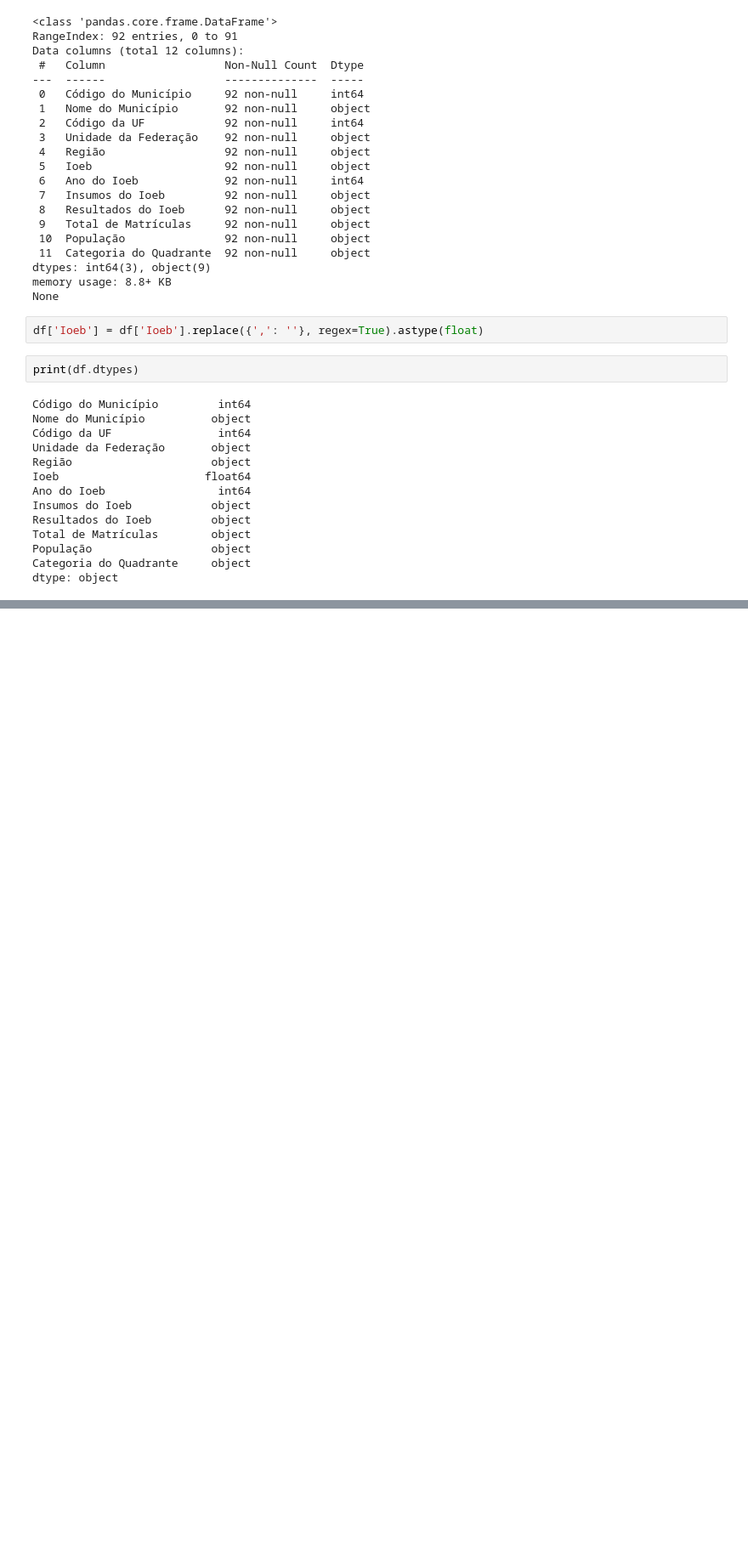
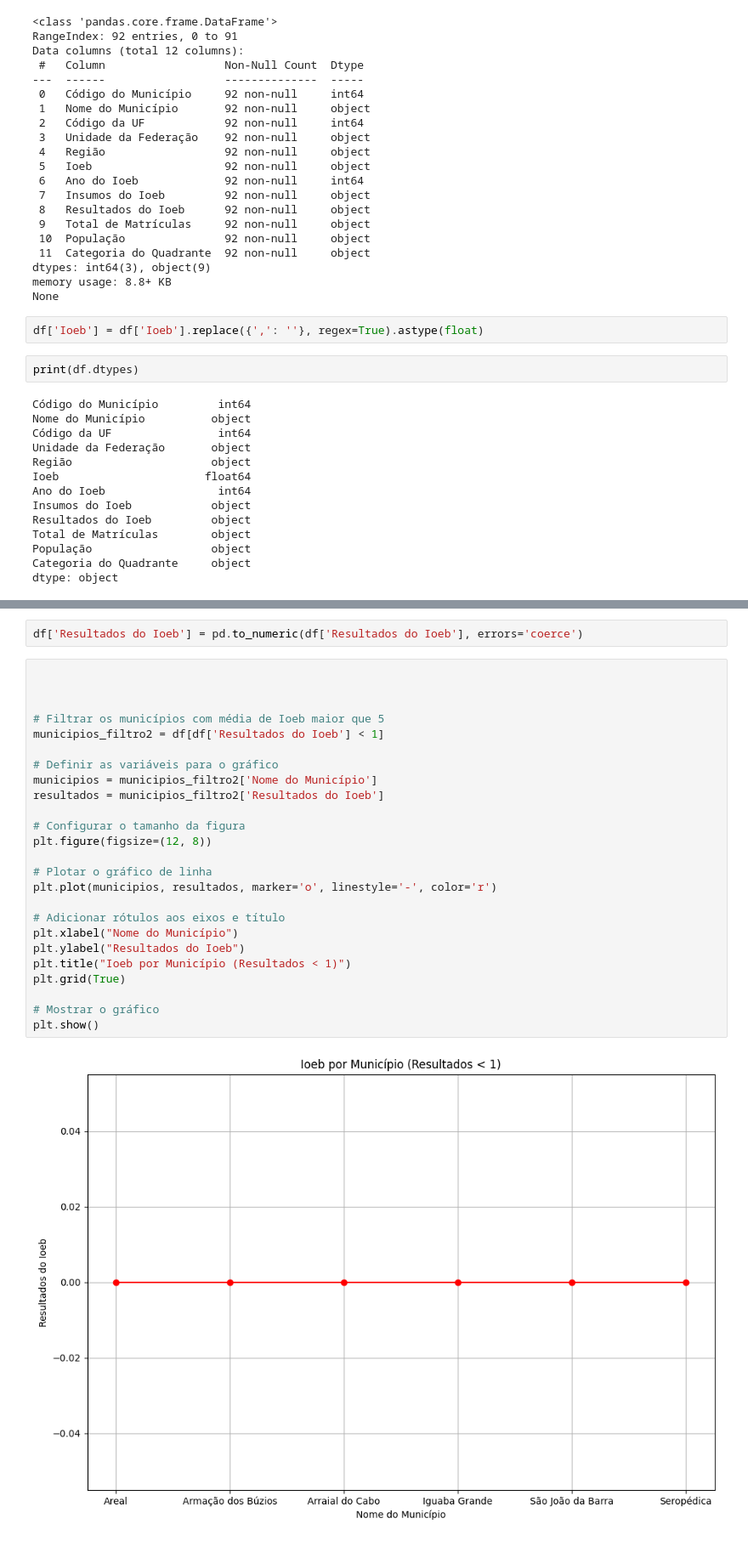
Before and after one commit to andrezataina/on33-python-s13-projeto-guiado-II, a Jupyter notebook: exercicios/para-casa/analise-dados2.ipynb, the cells around one changed output, grey strips where cells are left out. Shown at 85% size. Cells and saved outputs as stored; diff of their text form; blank space fills up the shorter version.

```diff
--- a/exercicios/para-casa/analise-dados2.ipynb
+++ b/exercicios/para-casa/analise-dados2.ipynb
@@ -71,0 +169,29 @@ dtype: object
+# %%
+df['Resultados do Ioeb'] = pd.to_numeric(df['Resultados do Ioeb'], errors='coerce')
+# %%
+
+
+
+# Filtrar os municípios com média de Ioeb maior que 5
+municipios_filtro2 = df[df['Resultados do Ioeb'] < 1]
+
+# Definir as variáveis para o gráfico
+municipios = municipios_filtro2['Nome do Município']
+resultados = municipios_filtro2['Resultados do Ioeb']
+
+# Configurar o tamanho da figura
+plt.figure(figsize=(12, 8))
+
+# Plotar o gráfico de linha
+plt.plot(municipios, resultados, marker='o', linestyle='-', color='r')
+
+# Adicionar rótulos aos eixos e título
+plt.xlabel("Nome do Município")
+plt.ylabel("Resultados do Ioeb")
+plt.title("Ioeb por Município (Resultados < 1)")
+plt.grid(True)
+
+# Mostrar o gráfico
+plt.show()
+# %% [output]
+[figure, added]
```
Also changed, not shown: parts of 24 cells of this notebook.
